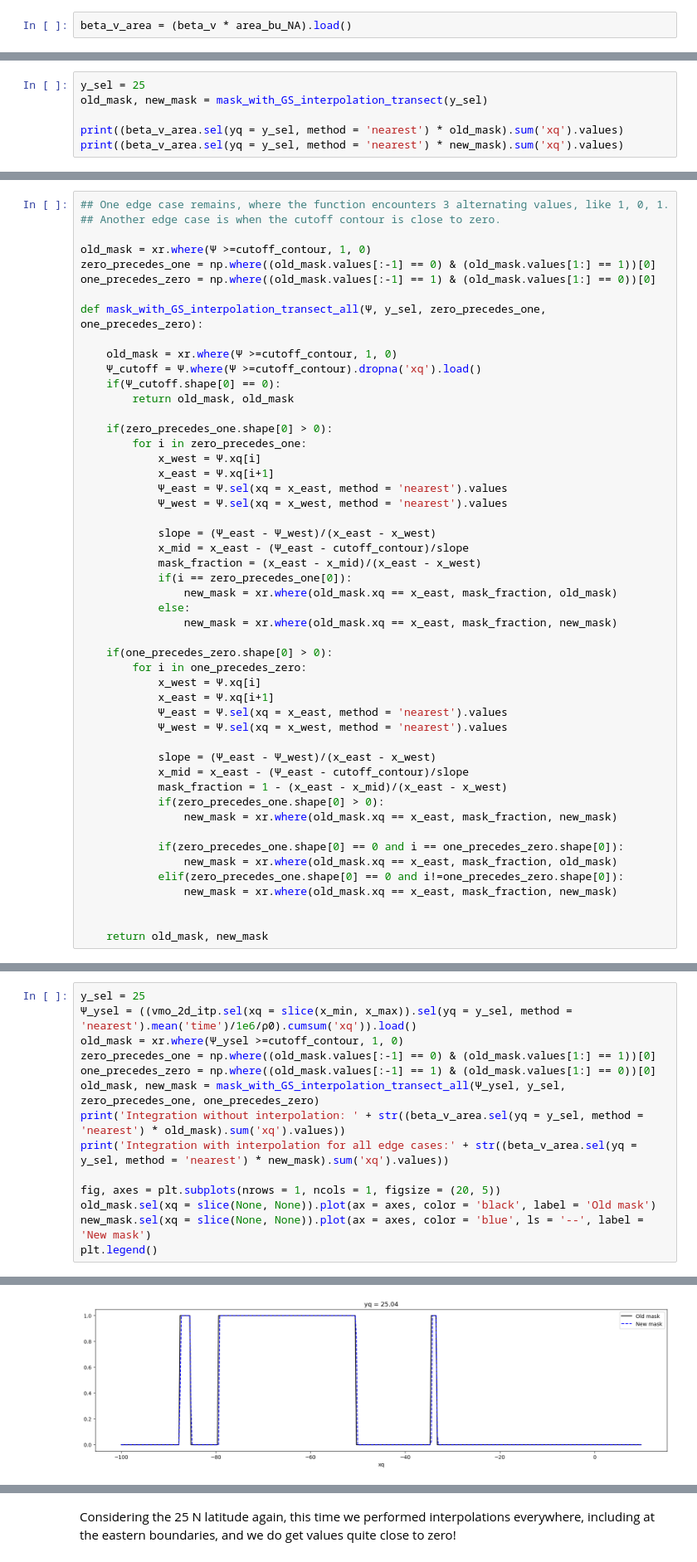
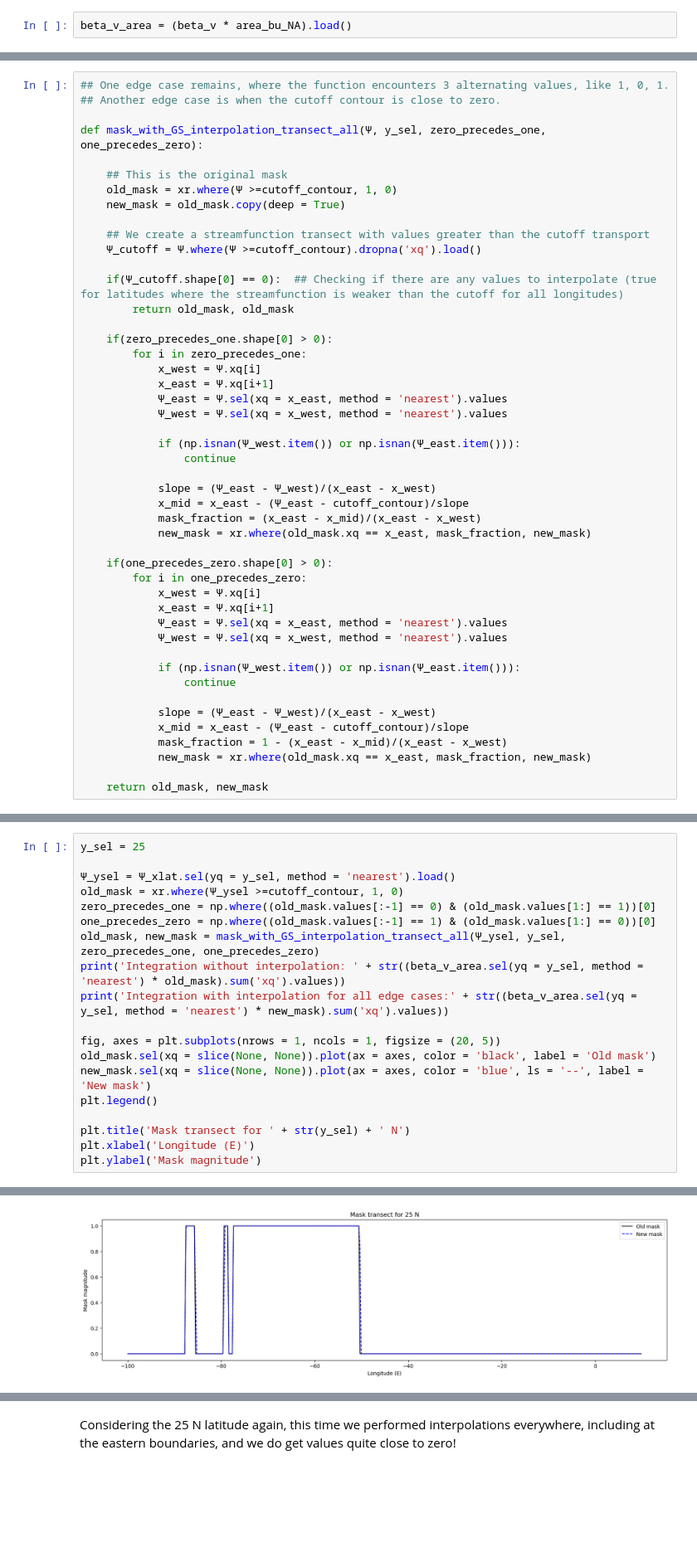
Before and after one commit to dhruvbhagtani/North-Atlantic-Oscillation-tests, a Jupyter notebook: Repeat-year-forcing-setup/Interpolation-Gulf-Stream.ipynb, the cells around one changed output, grey strips where cells are left out. Shown at 83% size. Saved outputs shown, nothing was run; the diff lists cells and outputs as text; blank space fills up the shorter version.

```diff
--- a/Repeat-year-forcing-setup/Interpolation-Gulf-Stream.ipynb
+++ b/Repeat-year-forcing-setup/Interpolation-Gulf-Stream.ipynb
@@ -241,6 +274,0 @@ def mask_with_GS_interpolation_transect(y_sel):
-# %%
-y_sel = 25
-old_mask, new_mask = mask_with_GS_interpolation_transect(y_sel)
-
-print((beta_v_area.sel(yq = y_sel, method = 'nearest') * old_mask).sum('xq').values)
-print((beta_v_area.sel(yq = y_sel, method = 'nearest') * new_mask).sum('xq').values)
@@ -255,15 +278,16 @@ Above, we tried to recreate our mask. The error is small but not zero. The reaso
 ## One edge case remains, where the function encounters 3 alternating values, like 1, 0, 1.
 ## Another edge case is when the cutoff contour is close to zero.
 
-old_mask = xr.where(Ψ >=cutoff_contour, 1, 0)
-zero_precedes_one = np.where((old_mask.values[:-1] == 0) & (old_mask.values[1:] == 1))[0]
-one_precedes_zero = np.where((old_mask.values[:-1] == 1) & (old_mask.values[1:] == 0))[0]
-
 def mask_with_GS_interpolation_transect_all(Ψ, y_sel, zero_precedes_one, one_precedes_zero):
 
+    ## This is the original mask
     old_mask = xr.where(Ψ >=cutoff_contour, 1, 0)
+    new_mask = old_mask.copy(deep = True)
+
+    ## We create a streamfunction transect with values greater than the cutoff transport
     Ψ_cutoff = Ψ.where(Ψ >=cutoff_contour).dropna('xq').load()
-    if(Ψ_cutoff.shape[0] == 0):
+
+    if(Ψ_cutoff.shape[0] == 0):  ## Checking if there are any values to interpolate (true for latitudes where the streamfunction is weaker than the cutoff for all longitudes)
         return old_mask, old_mask
 
     if(zero_precedes_one.shape[0] > 0):
@@ -273,13 +297,13 @@ def mask_with_GS_interpolation_transect_all(Ψ, y_sel, zero_precedes_one, one_pr
             Ψ_east = Ψ.sel(xq = x_east, method = 'nearest').values
             Ψ_west = Ψ.sel(xq = x_west, method = 'nearest').values
 
+            if (np.isnan(Ψ_west.item()) or np.isnan(Ψ_east.item())):
+                continue
+
             slope = (Ψ_east - Ψ_west)/(x_east - x_west)
             x_mid = x_east - (Ψ_east - cutoff_contour)/slope
             mask_fraction = (x_east - x_mid)/(x_east - x_west)
-            if(i == zero_precedes_one[0]):
-                new_mask = xr.where(old_mask.xq == x_east, mask_fraction, old_mask)
-            else:
-                new_mask = xr.where(old_mask.xq == x_east, mask_fraction, new_mask)
+            new_mask = xr.where(old_mask.xq == x_east, mask_fraction, new_mask)
 
     if(one_precedes_zero.shape[0] > 0):
         for i in one_precedes_zero:
@@ -288,16 +312,12 @@ def mask_with_GS_interpolation_transect_all(Ψ, y_sel, zero_precedes_one, one_pr
             Ψ_east = Ψ.sel(xq = x_east, method = 'nearest').values
             Ψ_west = Ψ.sel(xq = x_west, method = 'nearest').values
 
+            if (np.isnan(Ψ_west.item()) or np.isnan(Ψ_east.item())):
+                continue
+
             slope = (Ψ_east - Ψ_west)/(x_east - x_west)
             x_mid = x_east - (Ψ_east - cutoff_contour)/slope
             mask_fraction = 1 - (x_east - x_mid)/(x_east - x_west)
-            if(zero_precedes_one.shape[0] > 0):
-                new_mask = xr.where(old_mask.xq == x_east, mask_fraction, new_mask)
-
-            if(zero_precedes_one.shape[0] == 0 and i == one_precedes_zero.shape[0]):
-                new_mask = xr.where(old_mask.xq == x_east, mask_fraction, old_mask)
-            elif(zero_precedes_one.shape[0] == 0 and i!=one_precedes_zero.shape[0]):
-                new_mask = xr.where(old_mask.xq == x_east, mask_fraction, new_mask)
-
+            new_mask = xr.where(old_mask.xq == x_east, mask_fraction, new_mask)
 
     return old_mask, new_mask
@@ -304,6 +326,7 @@ def mask_with_GS_interpolation_transect_all(Ψ, y_sel, zero_precedes_one, one_pr
 # %%
 y_sel = 25
-Ψ_ysel = ((vmo_2d_itp.sel(xq = slice(x_min, x_max)).sel(yq = y_sel, method = 'nearest').mean('time')/1e6/ρ0).cumsum('xq')).load()
+
+Ψ_ysel = Ψ_xlat.sel(yq = y_sel, method = 'nearest').load()
 old_mask = xr.where(Ψ_ysel >=cutoff_contour, 1, 0)
 zero_precedes_one = np.where((old_mask.values[:-1] == 0) & (old_mask.values[1:] == 1))[0]
 one_precedes_zero = np.where((old_mask.values[:-1] == 1) & (old_mask.values[1:] == 0))[0]
@@ -315,4 +338,8 @@ fig, axes = plt.subplots(nrows = 1, ncols = 1, figsize = (20, 5))
 old_mask.sel(xq = slice(None, None)).plot(ax = axes, color = 'black', label = 'Old mask')
 new_mask.sel(xq = slice(None, None)).plot(ax = axes, color = 'blue', ls = '--', label = 'New mask')
 plt.legend()
+
+plt.title('Mask transect for ' + str(y_sel) + ' N')
+plt.xlabel('Longitude (E)')
+plt.ylabel('Mask magnitude')
 # %% [output]
@@ -322 +349 @@ Integration with interpolation for all edge cases:-2.2044940455275865e-06
-[figure, old version]
+[figure, new version]
```
Also changed, not shown: parts of 33 cells of this notebook.
